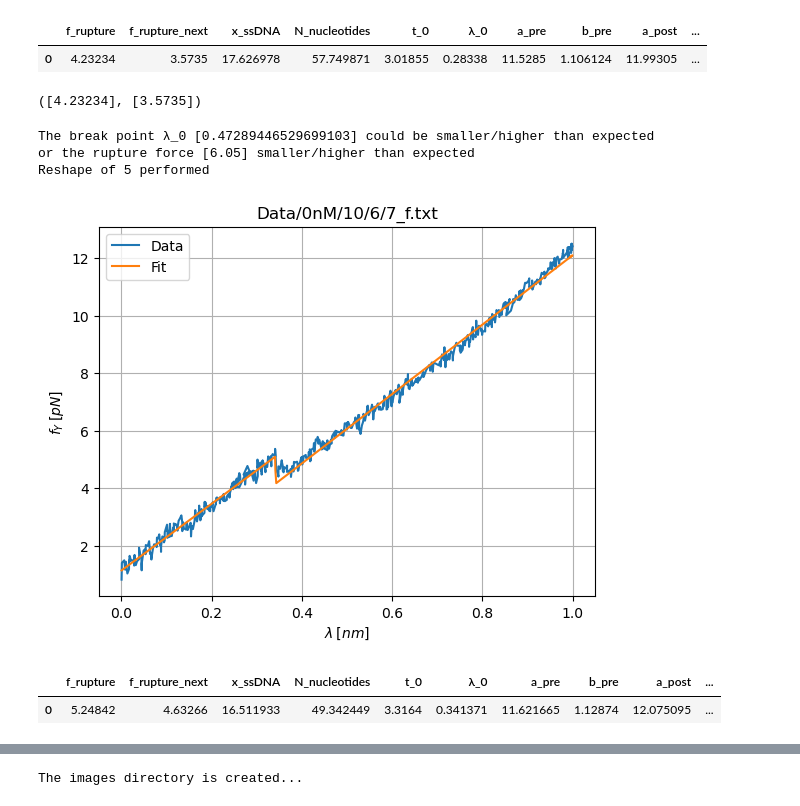
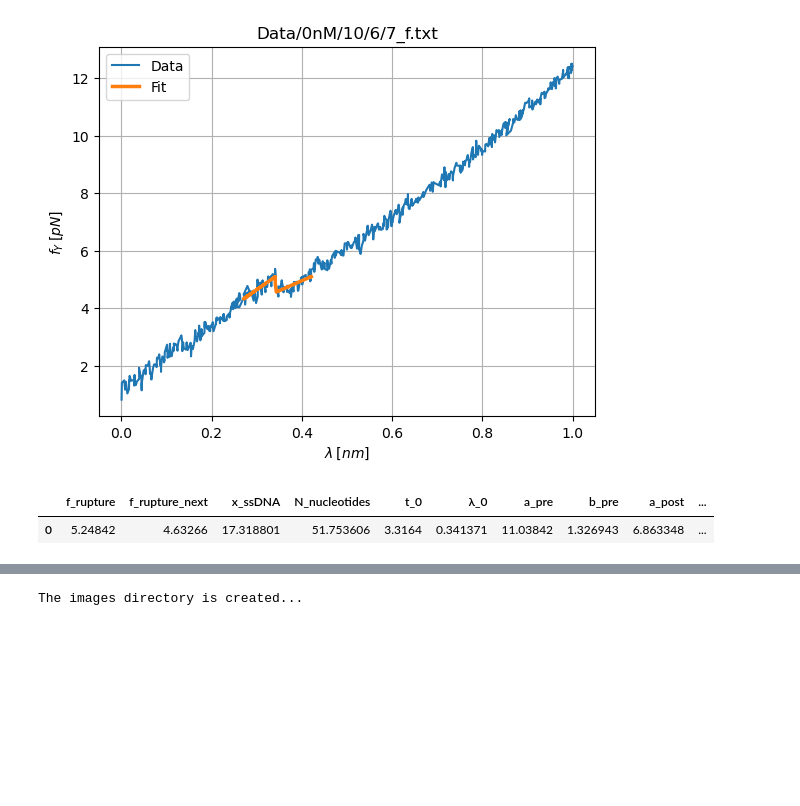
Before and after one commit to RiccardoTancredi/FluctuationTheorem, a Jupyter notebook: 0nM_f_max_10.ipynb, the cells around one changed output, grey strips where cells are left out. Cells and saved outputs as stored; diff of their text form; code cells hidden in the pictures; blank space fills up the shorter version.

```diff
--- a/0nM_f_max_10.ipynb
+++ b/0nM_f_max_10.ipynb
@@ -31,26 +35,14 @@ Reshape of 5 performed
-# %%
-reading.params_df
-# %% [output]
-|  | f_rupture | f_rupture_next | x_ssDNA | N_nucleotides | t_0 | λ_0 | a_pre | b_pre | a_post | ... |
-| 0 | 4.23234 | 3.5735 | 17.626978 | 57.749871 | 3.01855 | 0.28338 | 11.5285 | 1.106124 | 11.99305 | ... |
 # %%
 # plt.plot(reading.λ[:600], reading.force_Y[:600])
 # plt.scatter(reading.λ_0, reading.f_rupture, marker="^", c="red")
 # plt.scatter(reading.λ[(reading.index+1)[0]], reading.f_rupture_next, marker="v", c="orange", s=1000);
-# %%
-reading.f_rupture, reading.f_rupture_next
-# %% [output]
-([4.23234], [3.5735])
 # %%
-file = reading.readTxt(number=6, N=7, ty='f', forced_reshaped=True, graph=True)
+file = reading.readTxt(number=6, N=7, ty='f', forced_reshaped=0, graph=True)
 reading.params_df
 # %% [output]
-The break point λ_0 [0.47289446529699103] could be smaller/higher than expected
-or the rupture force [6.05] smaller/higher than expected
-Reshape of 5 performed
-[figure, old version]
+[figure, new version]
 |  | f_rupture | f_rupture_next | x_ssDNA | N_nucleotides | t_0 | λ_0 | a_pre | b_pre | a_post | ... |
-| 0 | 5.24842 | 4.63266 | 16.511933 | 49.342449 | 3.3164 | 0.341371 | 11.621665 | 1.12874 | 12.075095 | ... |
+| 0 | 5.24842 | 4.63266 | 17.318801 | 51.753606 | 3.3164 | 0.341371 | 11.03842 | 1.326943 | 6.863348 | ... |
 # %%
 # Columns: CycleCount, X_force,	Y_force, Z_force, time(sec), Status, λ
 # %%
```
Also changed, not shown: parts of 20 cells of this notebook, 3 other files.
